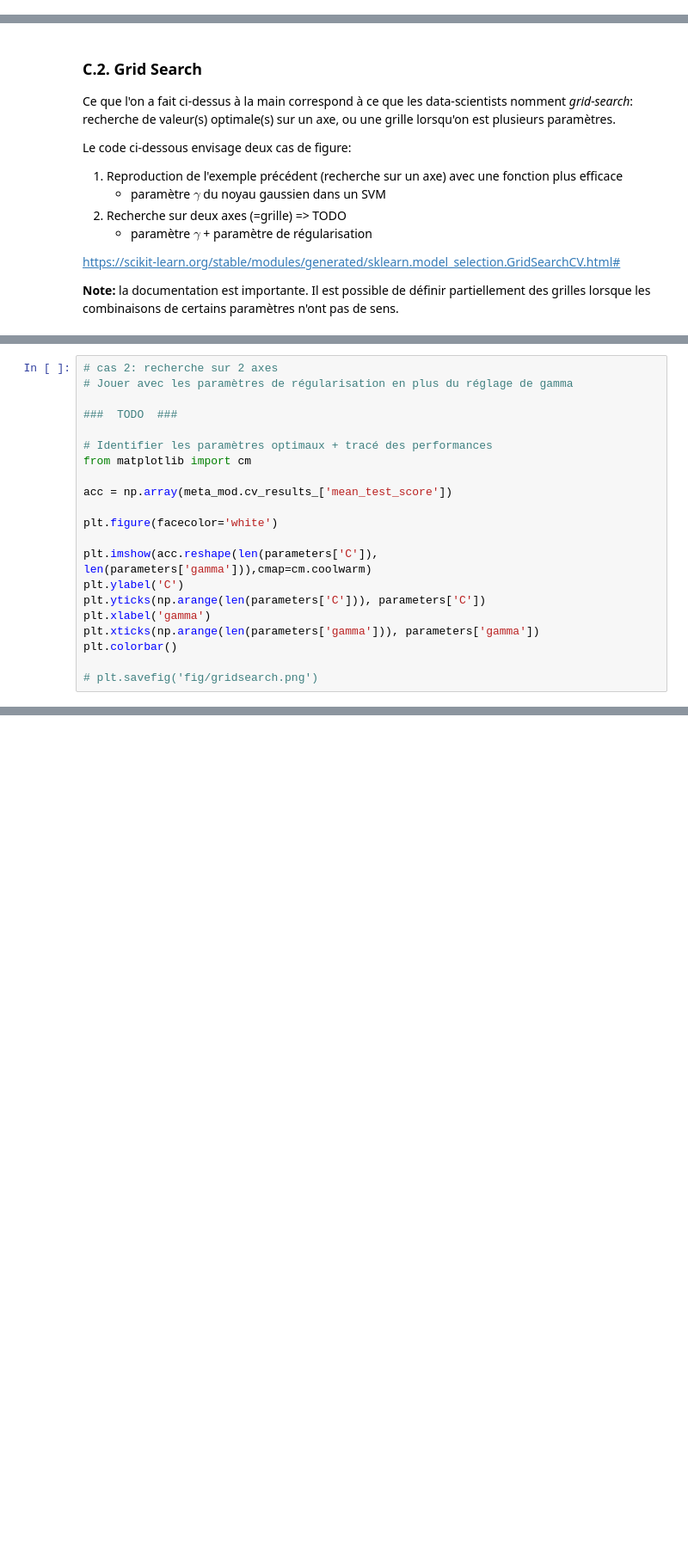
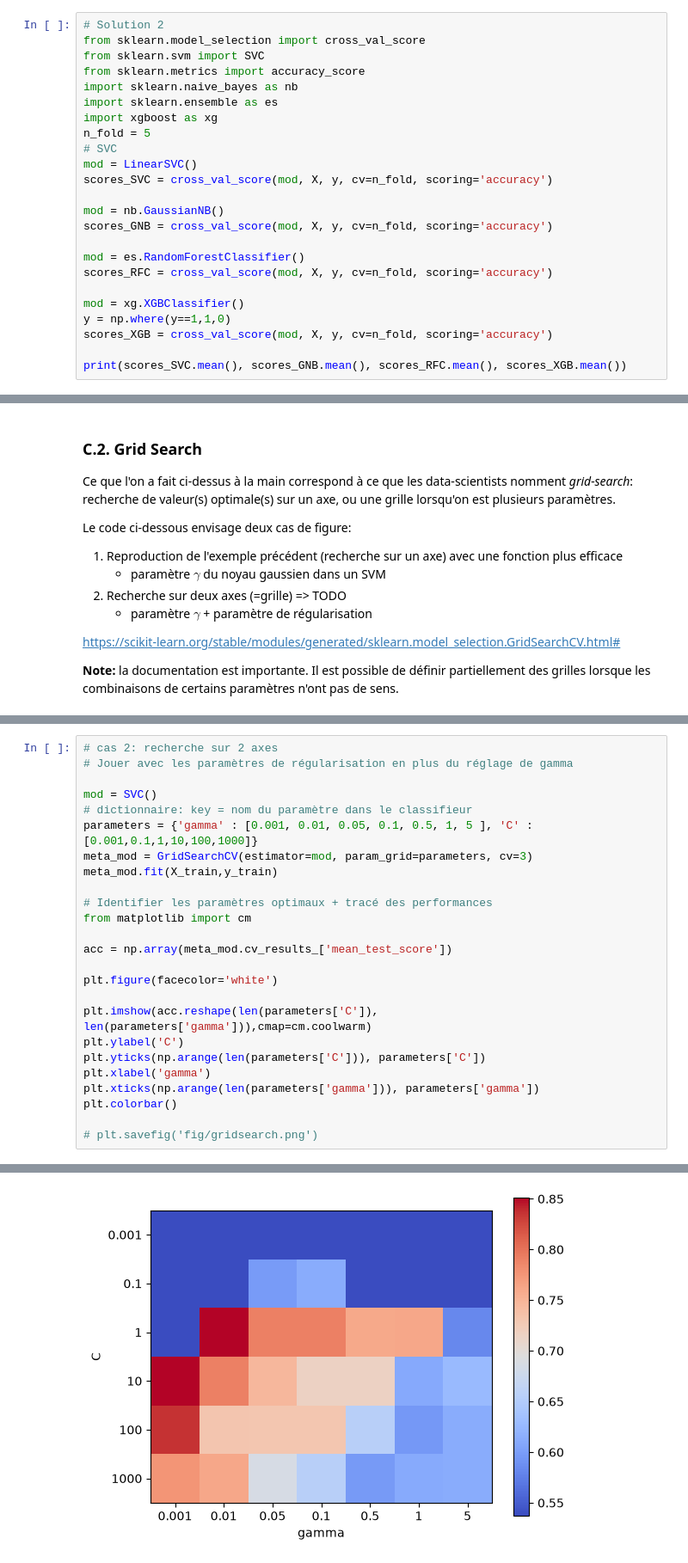
Before and after one commit to Mithrafk/Cours-Python, a Jupyter notebook: ML_2A/B-Machine Learning/notebooks/2-notebook-metrique.ipynb, the cells around one changed output, grey strips where cells are left out. Shown at 86% size. Saved outputs shown, nothing was run; the diff lists cells and outputs as text; blank space fills up the shorter version.

```diff
--- a/ML_2A/B-Machine Learning/notebooks/2-notebook-metrique.ipynb
+++ b/ML_2A/B-Machine Learning/notebooks/2-notebook-metrique.ipynb
@@ -358,3 +380,27 @@ print(scores)
 Sur ces données jouets, calculer la performance en validation croisée d'un modèle bayesien naïf, d'un SVM linéaire et d'une forêt aléatoire. Sélectionner le modèle le plus performant.
 
 **Note:** on se limite aux modèles avec les paramètres par défaut. [la solution est donc très courte]
+# %%
+# Solution 2
+from sklearn.model_selection import cross_val_score
+from sklearn.svm import SVC
+from sklearn.metrics import accuracy_score
+import sklearn.naive_bayes as nb
+import sklearn.ensemble as es
+import xgboost as xg
+n_fold = 5
+# SVC
+mod = LinearSVC()
+scores_SVC = cross_val_score(mod, X, y, cv=n_fold, scoring='accuracy')
+
+mod = nb.GaussianNB()
+scores_GNB = cross_val_score(mod, X, y, cv=n_fold, scoring='accuracy')
+
+mod = es.RandomForestClassifier()
+scores_RFC = cross_val_score(mod, X, y, cv=n_fold, scoring='accuracy')
+
+mod = xg.XGBClassifier()
+y = np.where(y==1,1,0)
+scores_XGB = cross_val_score(mod, X, y, cv=n_fold, scoring='accuracy')
+
+print(scores_SVC.mean(), scores_GNB.mean(), scores_RFC.mean(), scores_XGB.mean())
@@ -467,7 +533,11 @@ print(meta_mod.cv_results_['params'])
 # cas 2: recherche sur 2 axes
 # Jouer avec les paramètres de régularisation en plus du réglage de gamma
 
-###  TODO  ###
+mod = SVC()
+# dictionnaire: key = nom du paramètre dans le classifieur
+parameters = {'gamma' : [0.001, 0.01, 0.05, 0.1, 0.5, 1, 5 ], 'C' : [0.001,0.1,1,10,100,1000]}
+meta_mod = GridSearchCV(estimator=mod, param_grid=parameters, cv=3)
+meta_mod.fit(X_train,y_train)
 
 # Identifier les paramètres optimaux + tracé des performances
 from matplotlib import cm
@@ -484,3 +554,4 @@ plt.xticks(np.arange(len(parameters['gamma'])), parameters['gamma'])
 plt.colorbar()
 
 # plt.savefig('fig/gridsearch.png')
+# %% [output]
@@ -487,3 +559,4 @@ plt.colorbar()
+[figure, added]
 # %%
 # Vérification de la cohérence du graphique ci-dessus
 print([(p,a) for p,a in zip(meta_mod.cv_results_['params'],meta_mod.cv_results_['mean_test_score'])])
```
Also changed, not shown: parts of 22 cells of this notebook, 7 other files.
